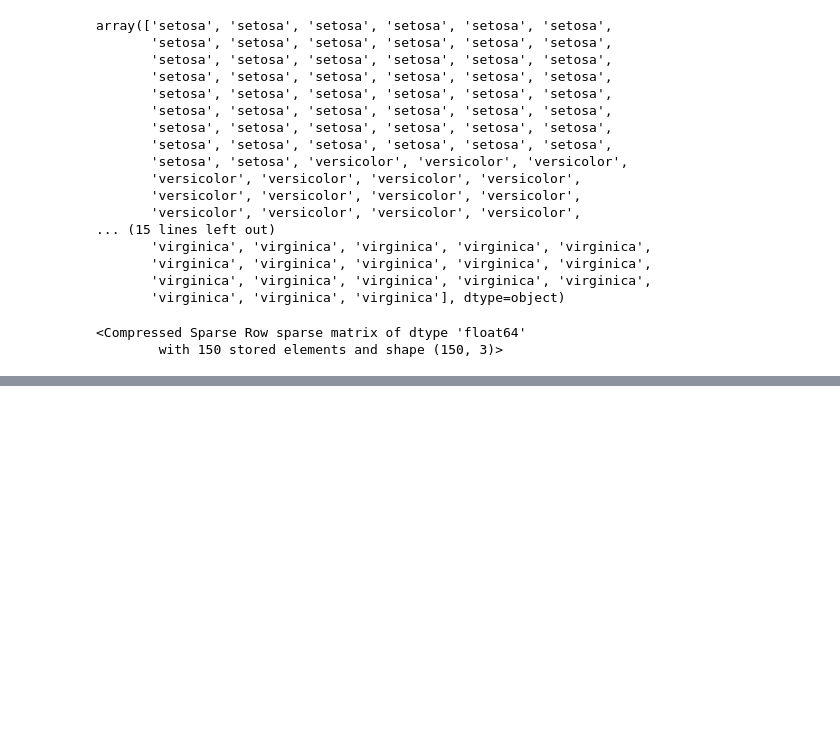
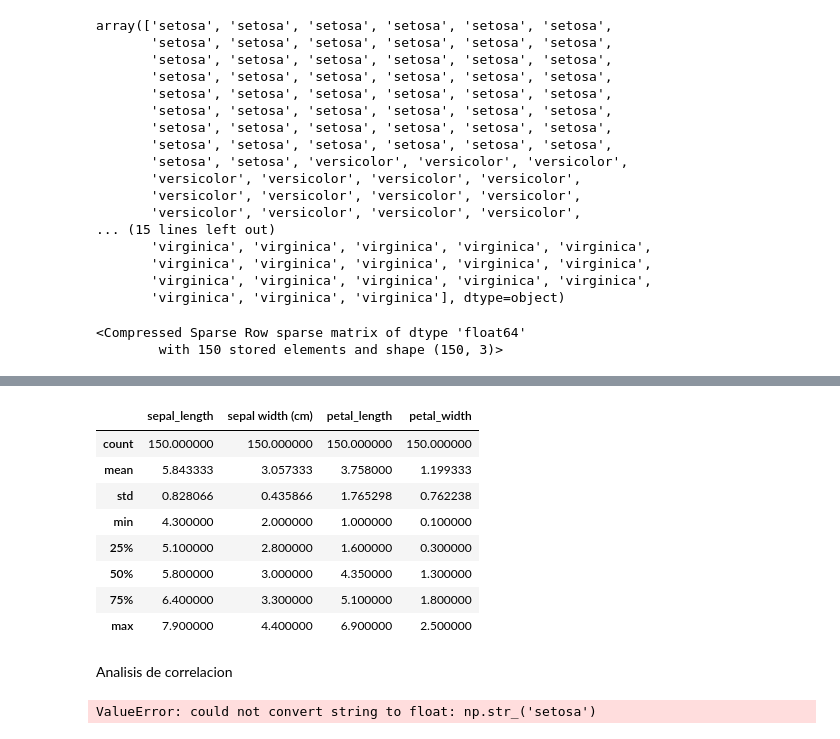
Before and after one commit to sebastianzzab/Curso-SIC, a Jupyter notebook: Semana 14/Clase 1.ipynb, the cells around one changed output, grey strips where cells are left out. Saved outputs shown, nothing was run; the diff lists cells and outputs as text; code cells hidden in the pictures; blank space fills up the shorter version.

```diff
--- a/Semana 14/Clase 1.ipynb
+++ b/Semana 14/Clase 1.ipynb
@@ -696,0 +811,3 @@ TypeError: 'OneHotEncoder' object is not subscriptable
+# %%
+feature = pd.DataFrame(data.data,columns=data.feature_names)
+data.target
@@ -696,0 +822,3 @@ TypeError: 'OneHotEncoder' object is not subscriptable
+# %%
+target=pd.DataFrame(data.target,columns=['species'])
+target
@@ -696,0 +839,8 @@ TypeError: 'OneHotEncoder' object is not subscriptable
+# %%
+# Fusionar la caracteristica y el objetivo
+iris = pd.concat([feature,target],axis=1)
+# Cambiar el nombre de la columna
+iris.rename({"sepal length (cm)":"sepal_length","specal width (cm)":"specal_width",
+             "petal length (cm)":"petal_length","petal width (cm)":"petal_width"},
+             axis=1,inplace=True)
+iris.columns
@@ -696,0 +860,4 @@ TypeError: 'OneHotEncoder' object is not subscriptable
+# %%
+# Cambiar el valor objetivo
+iris["species"]=iris.species.map(lambda x: data.target_names[x])
+iris.head()
@@ -696,0 +898,18 @@ TypeError: 'OneHotEncoder' object is not subscriptable
+# %%
+iris.describe()
+# %% [output]
+|  | sepal_length | sepal width (cm) | petal_length | petal_width |
+| count | 150.000000 | 150.000000 | 150.000000 | 150.000000 |
+| mean | 5.843333 | 3.057333 | 3.758000 | 1.199333 |
+| std | 0.828066 | 0.435866 | 1.765298 | 0.762238 |
+| min | 4.300000 | 2.000000 | 1.000000 | 0.100000 |
+| 25% | 5.100000 | 2.800000 | 1.600000 | 0.300000 |
+| 50% | 5.800000 | 3.000000 | 4.350000 | 1.300000 |
+| 75% | 6.400000 | 3.300000 | 5.100000 | 1.800000 |
+| max | 7.900000 | 4.400000 | 6.900000 | 2.500000 |
+# %% [markdown]
+Analisis de correlacion
+# %%
+iris.corr()
+# %% [output]
+ValueError: could not convert string to float: np.str_('setosa')
```
Also changed, not shown: parts of 25 cells of this notebook, 1 other file.
